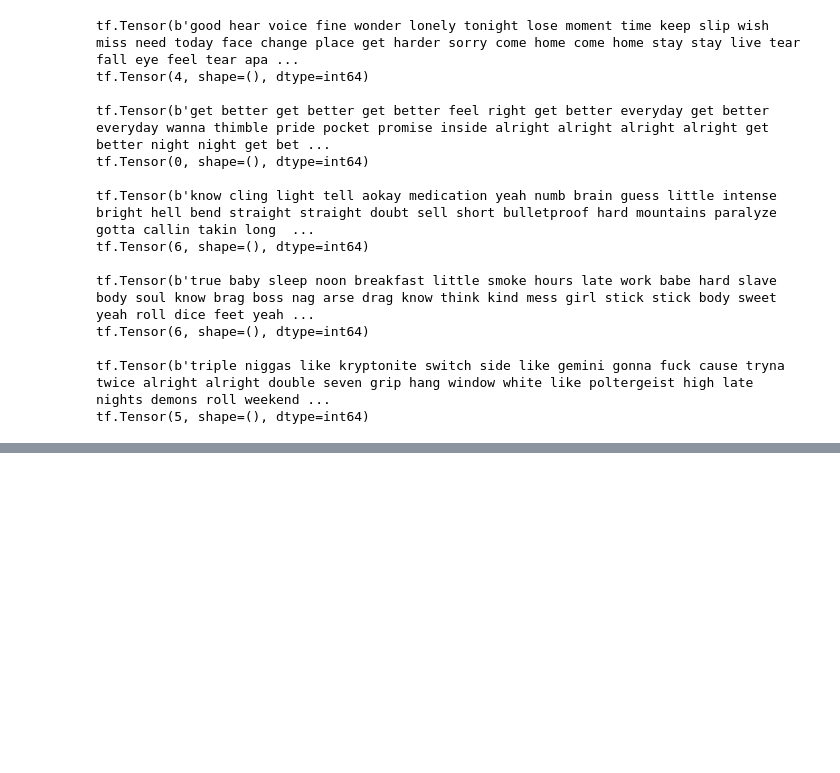
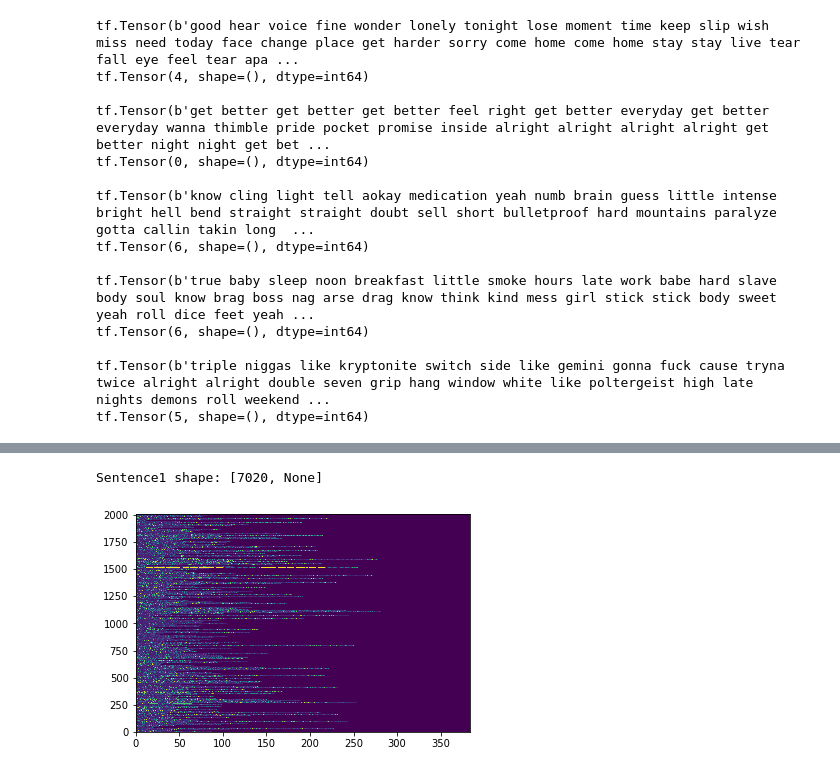
Before and after one commit to jiahao303/music-classifier, a Jupyter notebook: Music_Classifier_Nov_29.ipynb, the cells around one changed output, grey strips where cells are left out. Drawn from its saved outputs; the diff is of its cells as text; code cells hidden in the pictures; blank space fills up the shorter version.

```diff
--- a/Music_Classifier_Nov_29.ipynb
+++ b/Music_Classifier_Nov_29.ipynb
@@ -662,0 +664,7 @@ model = tf.keras.Sequential([
+# %%
+gs_folder_bert = "gs://cloud-tpu-checkpoints/bert/v3/uncased_L-12_H-768_A-12"
+hub_url_bert = "https://tfhub.dev/tensorflow/bert_en_uncased_L-12_H-768_A-12/3"
+# %%
+tokenizer = bert.tokenization.FullTokenizer(
+    vocab_file=os.path.join(gs_folder_bert, "vocab.txt"),
+     do_lower_case=True)
@@ -662,0 +674,5 @@ model = tf.keras.Sequential([
+# %%
+def encode_sentence(s):
+   tokens = list(tokenizer.tokenize(s.numpy()))
+   tokens.append('[SEP]')
+   return tokenizer.convert_tokens_to_ids(tokens)
@@ -662,0 +700,7 @@ model = tf.keras.Sequential([
+# %%
+lyrics1 = tf.ragged.constant([
+    encode_sentence(s[0]) for s in list(train)])
+lyrics2 = tf.ragged.constant([
+    encode_sentence(s[0]) for s in list(val)])
+lyrics3 = tf.ragged.constant([
+    encode_sentence(s[0]) for s in list(test)])
@@ -662,0 +719,14 @@ model = tf.keras.Sequential([
+# %%
+print("Sentence1 shape:", lyrics1.shape.as_list())
+# %% [output]
+Sentence1 shape: [7020, None]
+# %%
+cls1 = [tokenizer.convert_tokens_to_ids(['[CLS]'])]*lyrics1.shape[0]
+input_word_ids1 = tf.concat([cls1, lyrics1], axis=-1)
+_ = plt.pcolormesh(input_word_ids.to_tensor())
+cls2 = [tokenizer.convert_tokens_to_ids(['[CLS]'])]*lyrics2.shape[0]
+input_word_ids2 = tf.concat([cls2, lyrics2], axis=-1)
+cls3 = [tokenizer.convert_tokens_to_ids(['[CLS]'])]*lyrics3.shape[0]
+input_word_ids3 = tf.concat([cls3, lyrics3], axis=-1)
+# %% [output]
+[figure, added]
```
Also changed, not shown: parts of 26 cells of this notebook.
